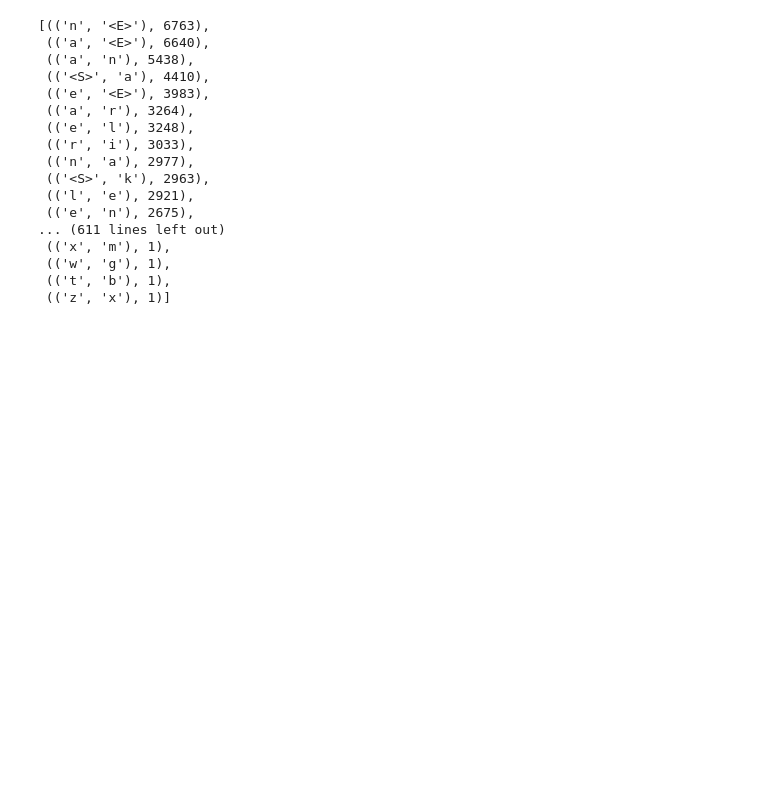
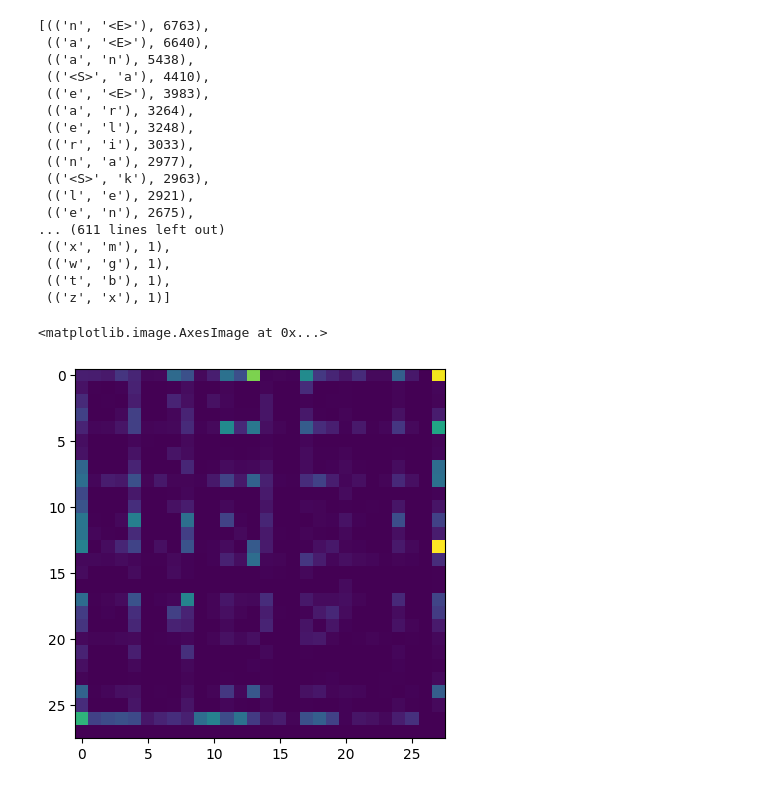
Before and after one commit to Shamit187/NeuralNetwork_zeroToHero, a Jupyter notebook: MakeMore/lecture.ipynb, the cells around one changed output. Drawn from its saved outputs; the diff is of its cells as text; code cells hidden in the pictures; blank space fills up the shorter version.

```diff
--- a/MakeMore/lecture.ipynb
+++ b/MakeMore/lecture.ipynb
@@ -77,0 +80,33 @@ sorted(bigrams.items(), key = lambda kv:-kv[1])
+# %%
+# To build this model, we will generate a 26 x 26 matrix
+# each element will represent the probability that
+# the row value is preceded by the colum value
+# because we have two extra character <S> and <E>
+# we will actually build 28 x 28 matrix
+
+N = torch.zeros((28, 28), dtype = torch.int32)
+# %%
+# We need a sort of dictionary that can take a character
+# and turn it into the index we need for the matrix
+
+chars = sorted(list(set(''.join(words))))
+# a list of characters that appears in the words list
+stoi = {s:i for i, s in enumerate(chars)}
+# generates a dictionary with characters as key and index as value
+stoi['<S>'] = 26
+stoi['<E>'] = 27
+# %%
+for w in words:
+    chs = ['<S>'] + list(w) + ['<E>']
+    for ch1, ch2 in zip(chs, chs[1:]):
+        N[stoi[ch1], stoi[ch2]] += 1
+
+N
+# %%
+import matplotlib.pyplot as plt
+%matplotlib inline
+
+plt.imshow(N)
+# %% [output]
+<matplotlib.image.AxesImage at 0x...>
+[figure, added]
```
Also changed, not shown: parts of 4 cells of this notebook.
